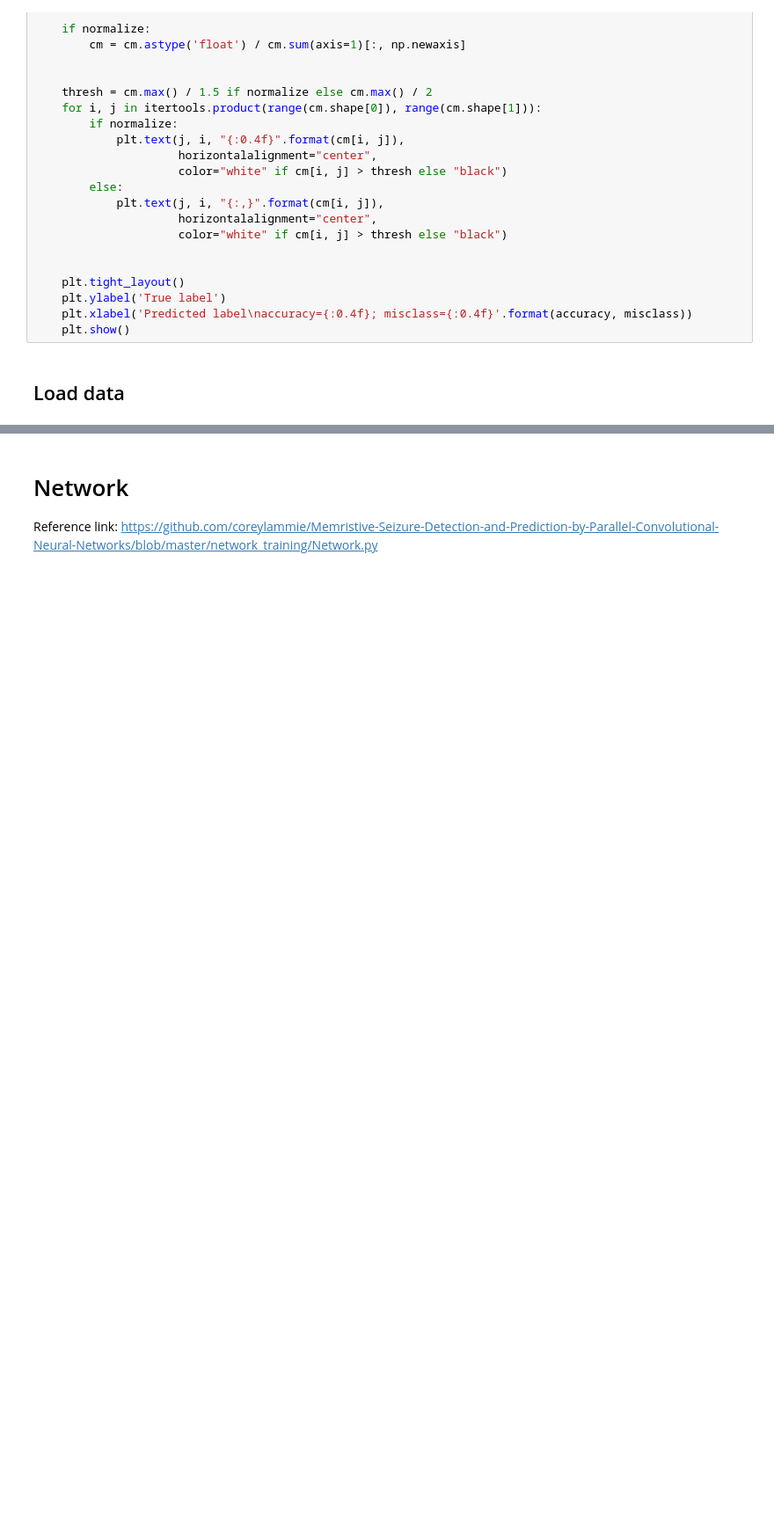
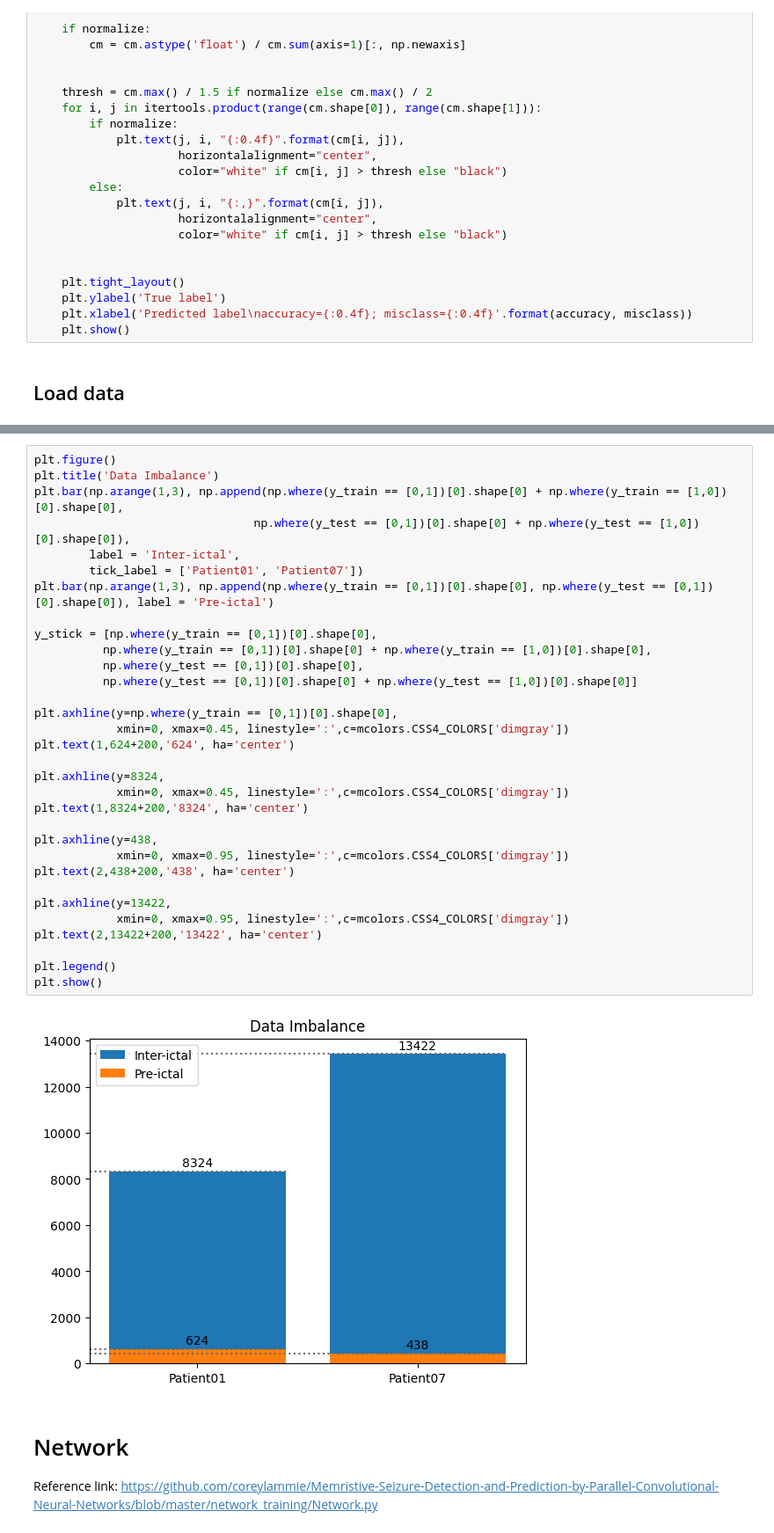
Before and after one commit to ruijie-wang/Seizure-Detection, a Jupyter notebook: Network_Train_Evaluation.ipynb, the cells around one changed output, grey strips where cells are left out. Shown at 88% size. Cells and saved outputs as stored; diff of their text form; blank space fills up the shorter version.

Commit message:
Network training and evaluation

```diff
--- a/Network_Train_Evaluation.ipynb
+++ b/Network_Train_Evaluation.ipynb
@@ -113,3 +227,37 @@ X_train, X_test, y_train, y_test = train_test_split(trainset, labelset_onehot,
+# %%
+plt.figure()
+plt.title('Data Imbalance')
+plt.bar(np.arange(1,3), np.append(np.where(y_train == [0,1])[0].shape[0] + np.where(y_train == [1,0])[0].shape[0],
+                                np.where(y_test == [0,1])[0].shape[0] + np.where(y_test == [1,0])[0].shape[0]),
+        label = 'Inter-ictal',
+        tick_label = ['Patient01', 'Patient07'])
+plt.bar(np.arange(1,3), np.append(np.where(y_train == [0,1])[0].shape[0], np.where(y_test == [0,1])[0].shape[0]), label = 'Pre-ictal')
+
+y_stick = [np.where(y_train == [0,1])[0].shape[0],
+          np.where(y_train == [0,1])[0].shape[0] + np.where(y_train == [1,0])[0].shape[0],
+          np.where(y_test == [0,1])[0].shape[0],
+          np.where(y_test == [0,1])[0].shape[0] + np.where(y_test == [1,0])[0].shape[0]]
+
+plt.axhline(y=np.where(y_train == [0,1])[0].shape[0],
+            xmin=0, xmax=0.45, linestyle=':',c=mcolors.CSS4_COLORS['dimgray'])
+plt.text(1,624+200,'624', ha='center')
+
+plt.axhline(y=8324,
+            xmin=0, xmax=0.45, linestyle=':',c=mcolors.CSS4_COLORS['dimgray'])
+plt.text(1,8324+200,'8324', ha='center')
+
+plt.axhline(y=438,
+            xmin=0, xmax=0.95, linestyle=':',c=mcolors.CSS4_COLORS['dimgray'])
+plt.text(2,438+200,'438', ha='center')
+
+plt.axhline(y=13422,
+            xmin=0, xmax=0.95, linestyle=':',c=mcolors.CSS4_COLORS['dimgray'])
+plt.text(2,13422+200,'13422', ha='center')
+
+plt.legend()
+plt.show()
+# %% [output]
+[figure, added]
 # %% [markdown]
 # Network
 Reference link: https://github.com/coreylammie/Memristive-Seizure-Detection-and-Prediction-by-Parallel-Convolutional-Neural-Networks/blob/master/network_training/Network.py
```
Also changed, not shown: parts of 12 cells of this notebook.
